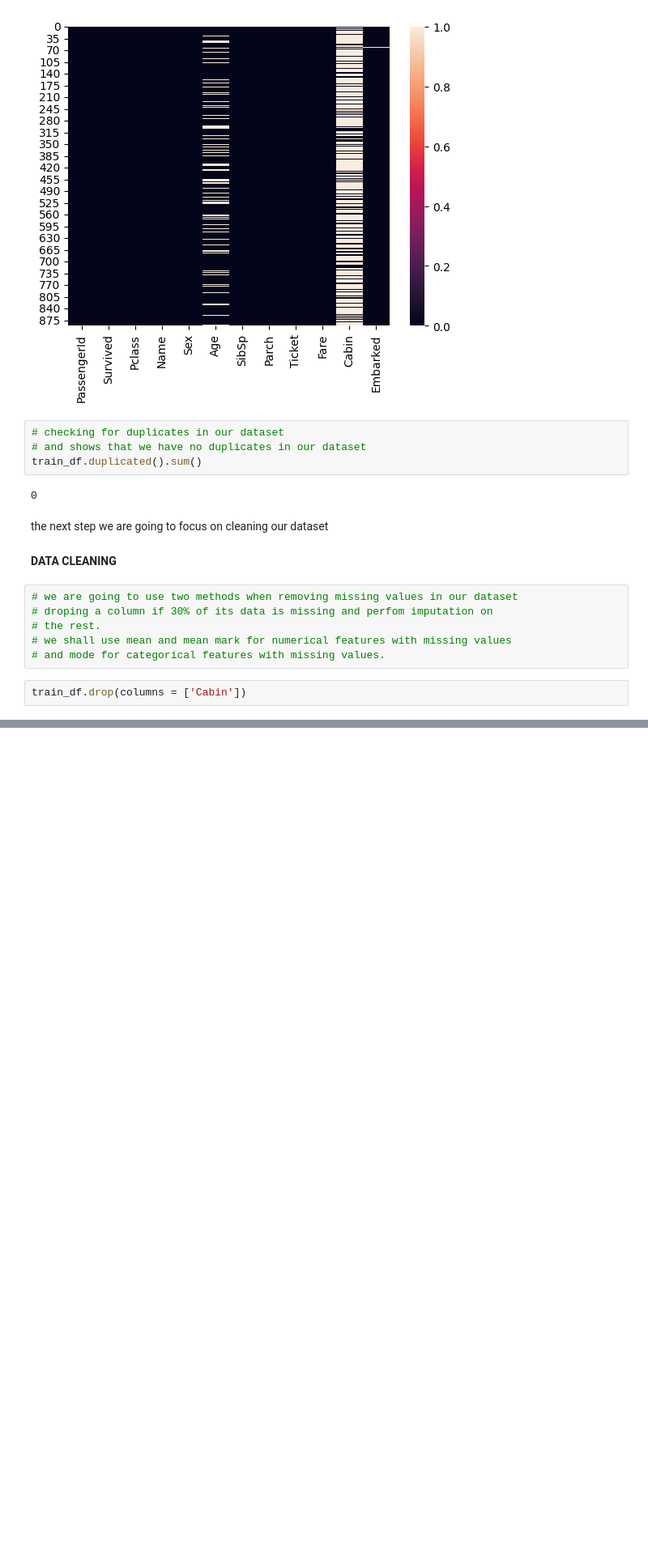
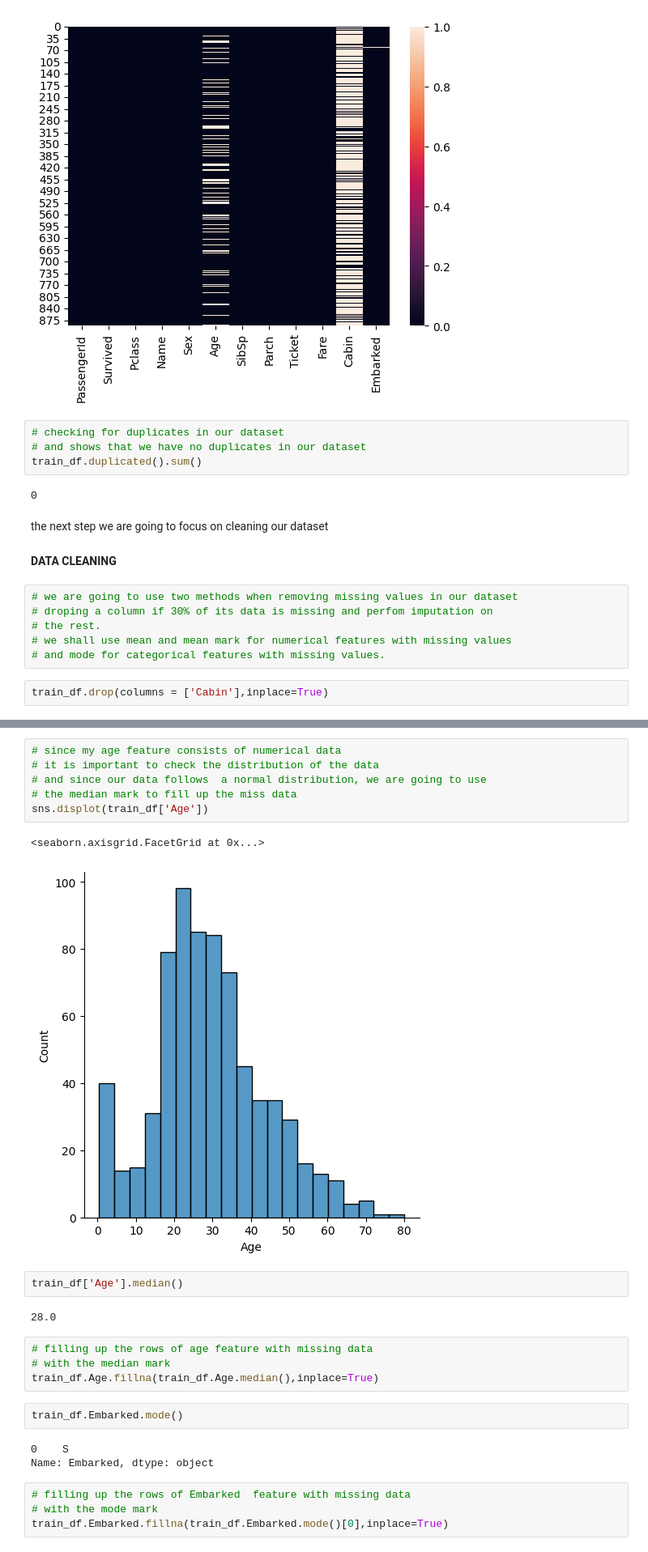
Before and after one commit to ssenkaayi/BIT2207-Assignment1, a Jupyter notebook: titanic_diserster.ipynb, the cells around one changed output, grey strips where cells are left out. Shown: that part at 81% size. Saved outputs shown, nothing was run; the diff lists cells and outputs as text; blank space fills up the shorter version.

```diff
--- a/titanic_diserster.ipynb
+++ b/titanic_diserster.ipynb
@@ -104,4 +104,4 @@ the next step we are going to focus on cleaning our dataset
 # we shall use mean and mean mark for numerical features with missing values
 # and mode for categorical features with missing values.
 # %%
-train_df.drop(columns = ['Cabin'])
+train_df.drop(columns = ['Cabin'],inplace=True)
@@ -121,0 +108,26 @@ train_df.drop(columns = ['Cabin'])
+# %%
+# since my age feature consists of numerical data
+# it is important to check the distribution of the data
+# and since our data follows  a normal distribution, we are going to use
+# the median mark to fill up the miss data
+sns.displot(train_df['Age'])
+# %% [output]
+<seaborn.axisgrid.FacetGrid at 0x...>
+[figure, added]
+# %%
+train_df['Age'].median()
+# %% [output]
+28.0
+# %%
+# filling up the rows of age feature with missing data
+# with the median mark
+train_df.Age.fillna(train_df.Age.median(),inplace=True)
+# %%
+train_df.Embarked.mode()
+# %% [output]
+0    S
+Name: Embarked, dtype: object
+# %%
+# filling up the rows of Embarked  feature with missing data
+# with the mode mark
+train_df.Embarked.fillna(train_df.Embarked.mode()[0],inplace=True)
```
Also changed, not shown: parts of 5 cells of this notebook.
